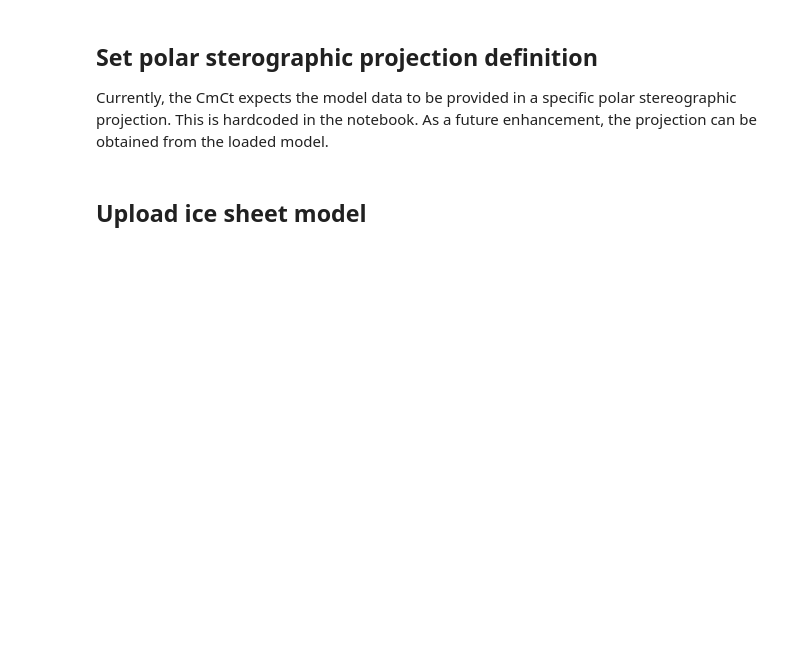
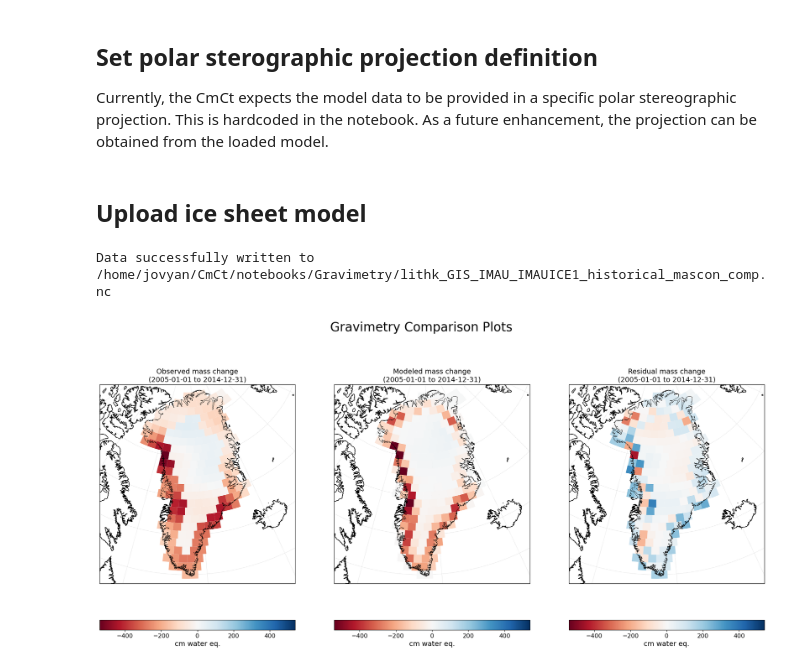
Before and after one commit to erikasy23/CmCt, a Jupyter notebook: notebooks/Gravimetry/GISmodel_onto_GSFCmascons.ipynb, the cells around one changed output. Saved outputs shown, nothing was run; the diff lists cells and outputs as text; code cells hidden in the pictures; blank space fills up the shorter version.

Commit message:
Added a check to see whether observation and model files exist and wrote obs, model, residuals to netcdf file

```diff
--- a/notebooks/Gravimetry/GISmodel_onto_GSFCmascons.ipynb
+++ b/notebooks/Gravimetry/GISmodel_onto_GSFCmascons.ipynb
@@ -70,7 +70,7 @@ warnings.filterwarnings('ignore')
 ## Select ice sheet
 # %%
 # Ice sheet
-loc='AIS' # 'GIS' or 'AIS'
+loc='GIS' # 'GIS' or 'AIS'
 
 # Set time range for comparison
 # start and end dates for model/observation comparison
@@ -79,6 +79,10 @@ end_date = '2014-12-31' # 'YYYY-MM-DD'
 
 #Mascons data path
 Mascon_data_path=os.path.expanduser('/home/jovyan/shared-public/CmCt/gravimetry_code/gsfc.glb_.200204_202312_rl06v2.0_obp-ice6gd.h5')
+# Check if both observation files exist
+if not os.path.exists(Mascon_data_path):
+    raise FileNotFoundError(f"Observation file not found: {Mascon_data_path}")
+
 
 #Model path
 if loc == "GIS":
@@ -88,6 +92,14 @@ elif loc == "AIS":
     #Model data path Antartica
     nc_file_name='/home/jovyan/CmCt/notebooks/Gravimetry/lithk_AIS_AWI_PISM1_hist_std.nc'
 
+# Check if model files exist
+if not os.path.exists(nc_file_name):
+    raise FileNotFoundError(f"Model file not found: {nc_file_name}")
+
+# Proceed with processing
+print("Both observation and model files exist. Proceeding with the processing...")
+
+
 #Output plot file name
 plot_filename = os.path.splitext(os.path.basename(nc_file_name))[0] + '_mascon_comp'
 output_plot_filename='/home/jovyan/CmCt/notebooks/Gravimetry/'+ plot_filename + '.png'
@@ -118,15 +132,20 @@ except Exception as error:
 # %%
 # calculate cmwe_diff
 try:
     cmwe_diff=mscns_trim-cmwe_delta
 except Exception as error:
     print('Error: Calculation failed.')
     print(error)
 
+# Write result to nc file
+write_to_netcdf(cmwe_delta, cmwe_diff, lithk_mascons_cmwe,gsfc, start_date, end_date, output_netcdf_filename)
 
 # Plot results
 try:
     plotFigure(cmwe_delta, mscns_trim, cmwe_diff, gsfc, I_, lithk_mascons_cmwe,start_date, end_date,polar_stereographic,loc,output_plot_filename)
 except Exception as error:
     print('Error: plotting failed.')
     print(error)
+# %% [output]
+Data successfully written to /home/jovyan/CmCt/notebooks/Gravimetry/lithk_GIS_IMAU_IMAUICE1_historical_mascon_comp.nc
+[figure, added]
```
Also changed, not shown: parts of 1 cell of this notebook.
